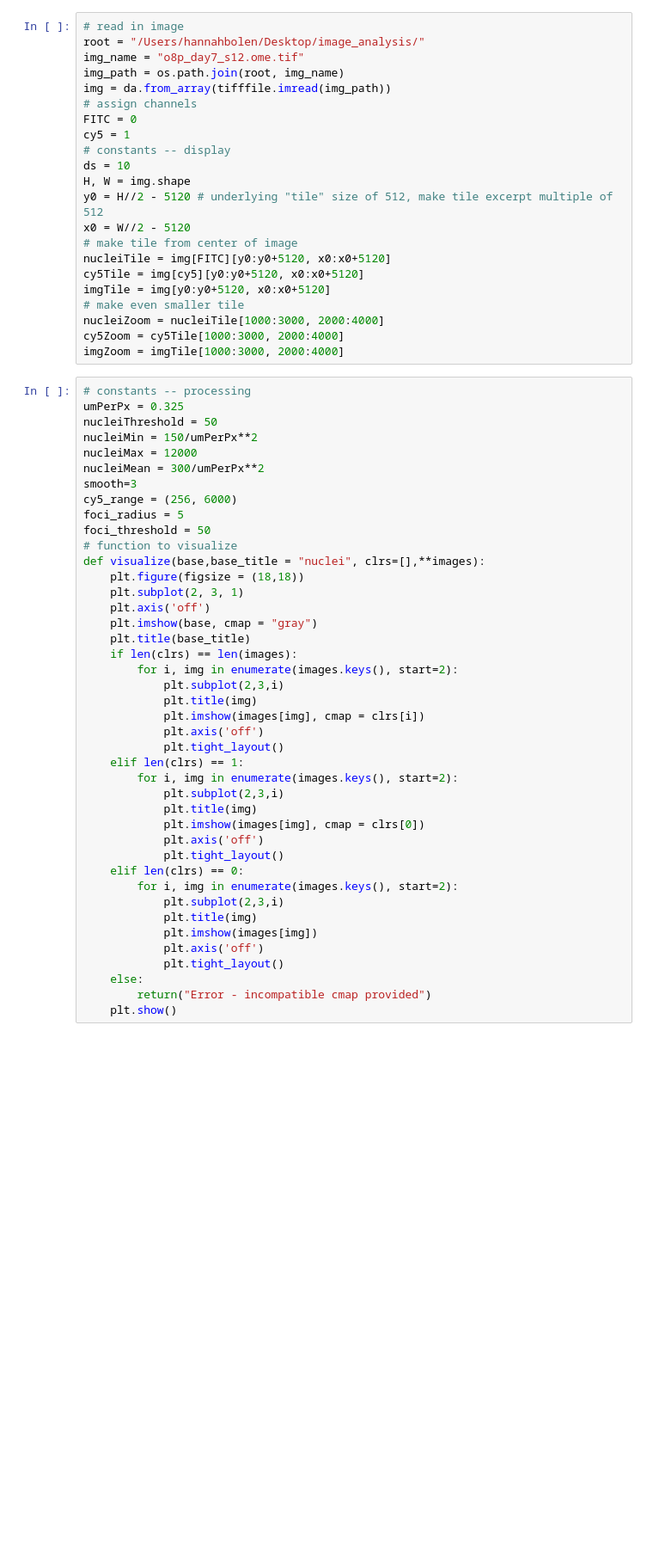
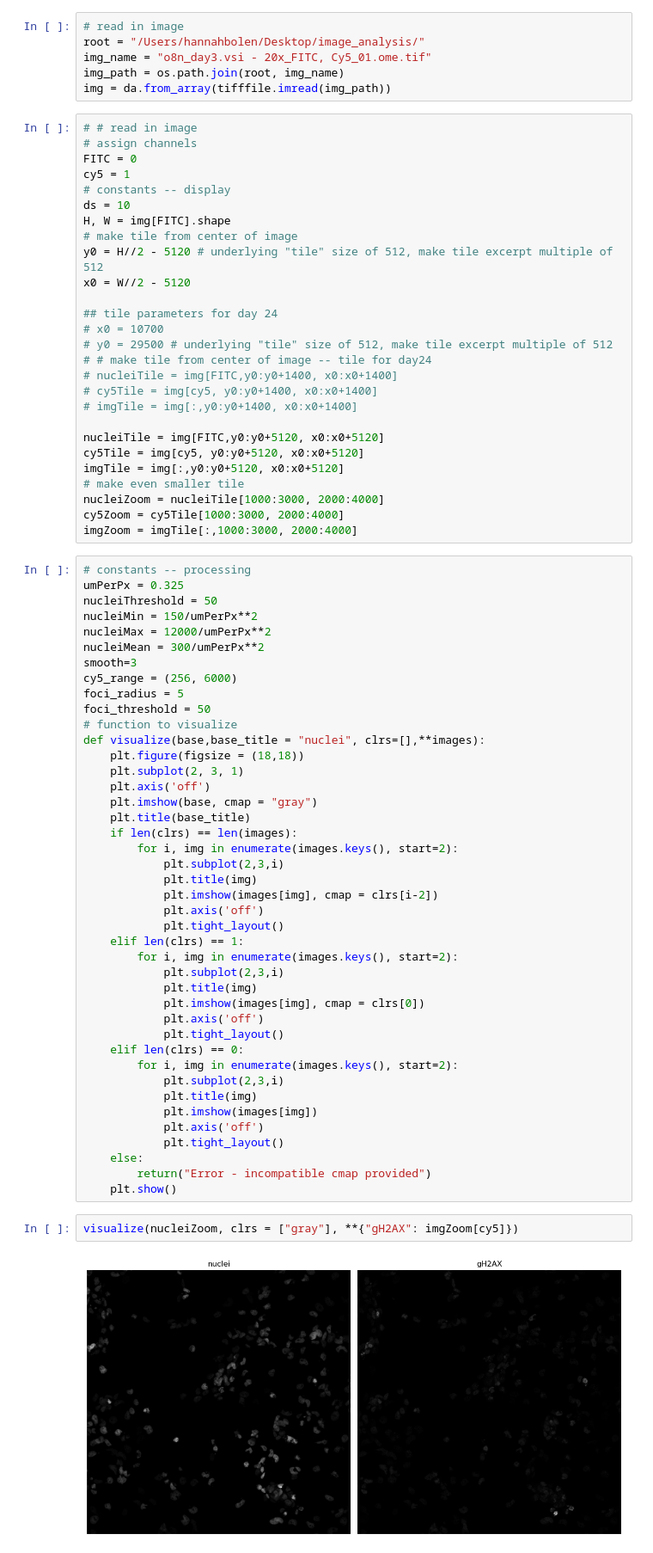
Before and after one commit to hannahbolen1/whole_slide, a Jupyter notebook: brieflow_phenotyping.ipynb, the cells around one changed output. Shown at 86% size. Drawn from its saved outputs; the diff is of its cells as text; blank space fills up the shorter version.

```diff
--- a/brieflow_phenotyping.ipynb
+++ b/brieflow_phenotyping.ipynb
@@ -18,31 +22,42 @@ importlib.reload(extract_phenotype)
+# %%
+# read in image
+root = "/Users/hannahbolen/Desktop/image_analysis/"
+img_name = "o8n_day3.vsi - 20x_FITC, Cy5_01.ome.tif"
+img_path = os.path.join(root, img_name)
+img = da.from_array(tifffile.imread(img_path))
 # %%
-# read in image
-root = "/Users/hannahbolen/Desktop/image_analysis/"
-img_name = "o8p_day7_s12.ome.tif"
-img_path = os.path.join(root, img_name)
-img = da.from_array(tifffile.imread(img_path))
+# # read in image
 # assign channels
 FITC = 0
 cy5 = 1
 # constants -- display
 ds = 10
-H, W = img.shape
+H, W = img[FITC].shape
+# make tile from center of image
 y0 = H//2 - 5120 # underlying "tile" size of 512, make tile excerpt multiple of 512
 x0 = W//2 - 5120
-# make tile from center of image
-nucleiTile = img[FITC][y0:y0+5120, x0:x0+5120]
-cy5Tile = img[cy5][y0:y0+5120, x0:x0+5120]
-imgTile = img[y0:y0+5120, x0:x0+5120]
+
+## tile parameters for day 24
+# x0 = 10700
+# y0 = 29500 # underlying "tile" size of 512, make tile excerpt multiple of 512
+# # make tile from center of image -- tile for day24
+# nucleiTile = img[FITC,y0:y0+1400, x0:x0+1400]
+# cy5Tile = img[cy5, y0:y0+1400, x0:x0+1400]
+# imgTile = img[:,y0:y0+1400, x0:x0+1400]
+
+nucleiTile = img[FITC,y0:y0+5120, x0:x0+5120]
+cy5Tile = img[cy5, y0:y0+5120, x0:x0+5120]
+imgTile = img[:,y0:y0+5120, x0:x0+5120]
 # make even smaller tile
 nucleiZoom = nucleiTile[1000:3000, 2000:4000]
 cy5Zoom = cy5Tile[1000:3000, 2000:4000]
-imgZoom = imgTile[1000:3000, 2000:4000]
+imgZoom = imgTile[:,1000:3000, 2000:4000]
 # %%
 # constants -- processing
 umPerPx = 0.325
 nucleiThreshold = 50
 nucleiMin = 150/umPerPx**2
-nucleiMax = 12000
+nucleiMax = 12000/umPerPx**2
 nucleiMean = 300/umPerPx**2
 smooth=3
 cy5_range = (256, 6000)
@@ -59,7 +74,7 @@ def visualize(base,base_title = "nuclei", clrs=[],**images):
         for i, img in enumerate(images.keys(), start=2):
             plt.subplot(2,3,i)
             plt.title(img)
-            plt.imshow(images[img], cmap = clrs[i])
+            plt.imshow(images[img], cmap = clrs[i-2])
             plt.axis('off')
             plt.tight_layout()
     elif len(clrs) == 1:
@@ -79,3 +94,7 @@ def visualize(base,base_title = "nuclei", clrs=[],**images):
     else:
         return("Error - incompatible cmap provided")
     plt.show()
+# %%
+visualize(nucleiZoom, clrs = ["gray"], **{"gH2AX": imgZoom[cy5]})
+# %% [output]
+[figure, added]
```
Also changed, not shown: parts of 11 cells of this notebook, 7 other files.
